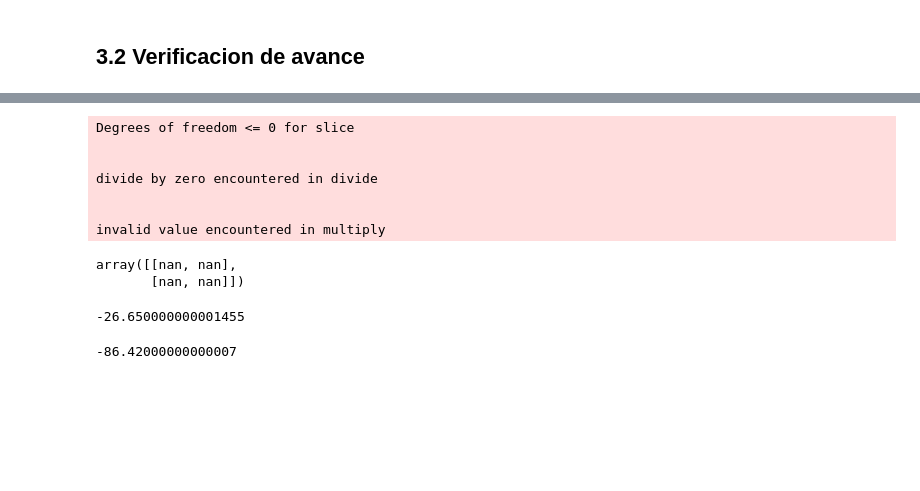
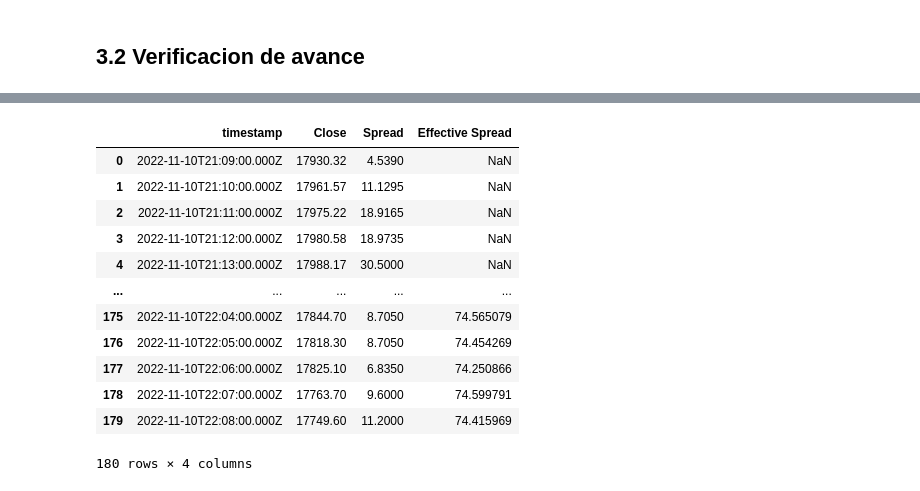
Before and after one commit to DayanaNavarro/Lab4_MYST, a Jupyter notebook: Borrador_lab4.ipynb, the cells around one changed output, grey strips where cells are left out. Drawn from its saved outputs; the diff is of its cells as text; code cells hidden in the pictures; blank space fills up the shorter version.

```diff
--- a/Borrador_lab4.ipynb
+++ b/Borrador_lab4.ipynb
@@ -40,10 +42,9 @@ def times(exchanges,data):
     return times
 # %%
 def close_prices(exchanges,symbol,data,n):
-    seconds=20
-    time=times(exchanges,data)[seconds*n]
+    time=times(exchanges,data)[60*n]
     startDate=exchanges[n].parse8601(time)
-    ohlcv = exchanges[n].fetch_ohlcv(symbol, timeframe='1m', since=startDate,limit=20)
+    ohlcv = exchanges[n].fetch_ohlcv(symbol, timeframe='1m', since=startDate,limit=60)
     closes = [x[4] for x in ohlcv]
     dates = [exchanges[n].iso8601 (x[0]) for x in ohlcv]
     return closes,dates
@@ -181,11 +257,11 @@ date_closec1=c1m1[1]+c1m2[1]+c1m3[1]
 date_closec1=c2m1[1]+c2m2[1]+c2m3[1]
 date_closec1=c3m1[1]+c3m2[1]+c3m3[1]
 # %%
-def verifavance3(dates,closes):
+def verifavance3(spread):
     df=pd.DataFrame(columns=['timestamp','Close','Spread','Effective Spread'])
-    df['timestamp']=dates
-    df['Close']=closes
-    #df['Spread']
-#     for i in range(len(df)):
-#         df.loc[i,'Effective Spread']=2*np.sqrt(np.abs(np.cov(np.diff(closes)[i+5],np.diff(closes)[i+5])))
+    df['timestamp']=c1m1[1]+c1m2[1]+c1m3[1]
+    df['Close']=c1m1[0]+c1m2[0]+c1m3[0]
+    df['Spread']=spread
+    for i in range(len(df)-5):
+        df.loc[i+5,'Effective Spread']=2*np.sqrt(np.abs(np.cov(np.diff(df.loc[0:i+5,'Close']))))
     return df
@@ -212,22 +268,17 @@ verifavance3(date_closec1,closec1)
-# %%
-closes=closec1
-delta=np.diff(closes)
-np.cov(delta[0+5],delta[0])
-# %% [output]
-Degrees of freedom <= 0 for slice
-
-
-divide by zero encountered in divide
-
-
-invalid value encountered in multiply
-array([[nan, nan],
-       [nan, nan]])
-# %%
-np.diff(closes)[5]
-# %% [output]
--26.650000000001455
-# %%
-np.diff(closes)[0]
-# %% [output]
--86.42000000000007
+# %%
+va3_1=verifavance3(vac1[1])
+va3_1
+# %% [output]
+|  | timestamp | Close | Spread | Effective Spread |
+| 0 | 2022-11-10T21:09:00.000Z | 17930.32 | 4.5390 | NaN |
+| 1 | 2022-11-10T21:10:00.000Z | 17961.57 | 11.1295 | NaN |
+| 2 | 2022-11-10T21:11:00.000Z | 17975.22 | 18.9165 | NaN |
+| 3 | 2022-11-10T21:12:00.000Z | 17980.58 | 18.9735 | NaN |
+| 4 | 2022-11-10T21:13:00.000Z | 17988.17 | 30.5000 | NaN |
+| ... | ... | ... | ... | ... |
+| 175 | 2022-11-10T22:04:00.000Z | 17844.70 | 8.7050 | 74.565079 |
+| 176 | 2022-11-10T22:05:00.000Z | 17818.30 | 8.7050 | 74.454269 |
+| 177 | 2022-11-10T22:06:00.000Z | 17825.10 | 6.8350 | 74.250866 |
+| 178 | 2022-11-10T22:07:00.000Z | 17763.70 | 9.6000 | 74.599791 |
+| 179 | 2022-11-10T22:08:00.000Z | 17749.60 | 11.2000 | 74.415969 |
+180 rows × 4 columns
```
Also changed, not shown: parts of 23 cells of this notebook.
